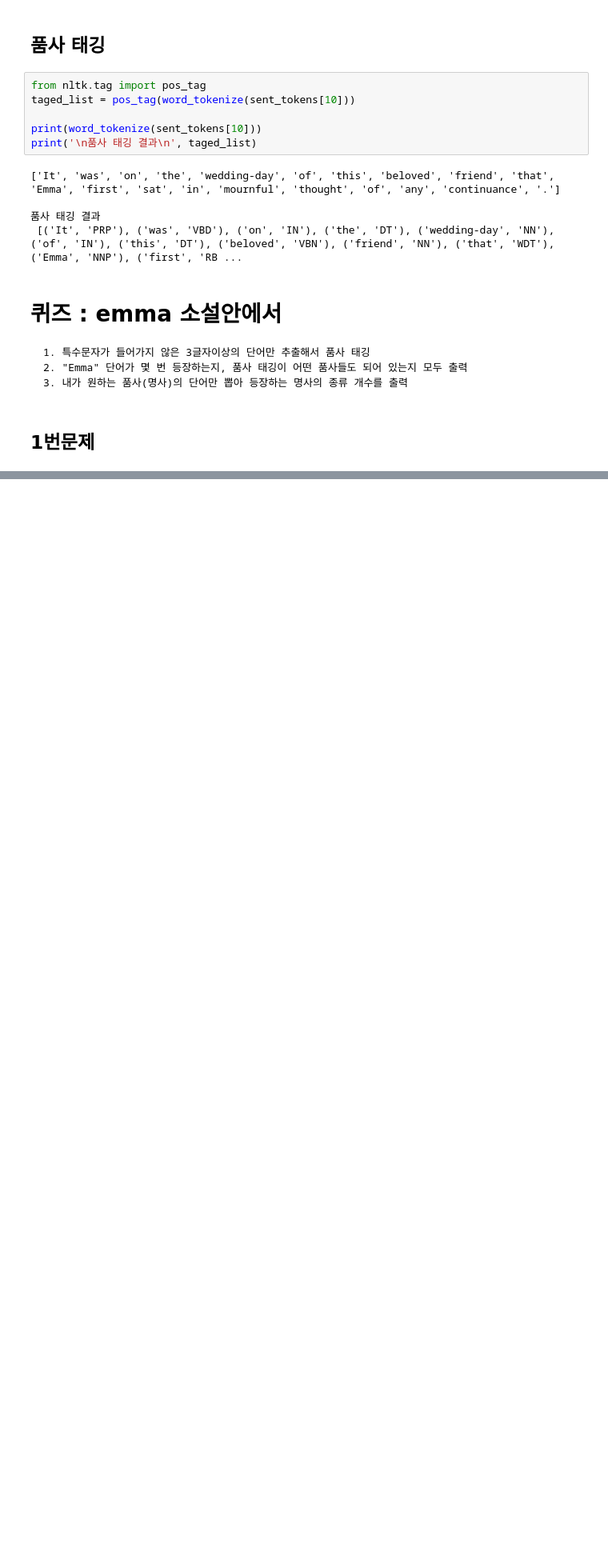
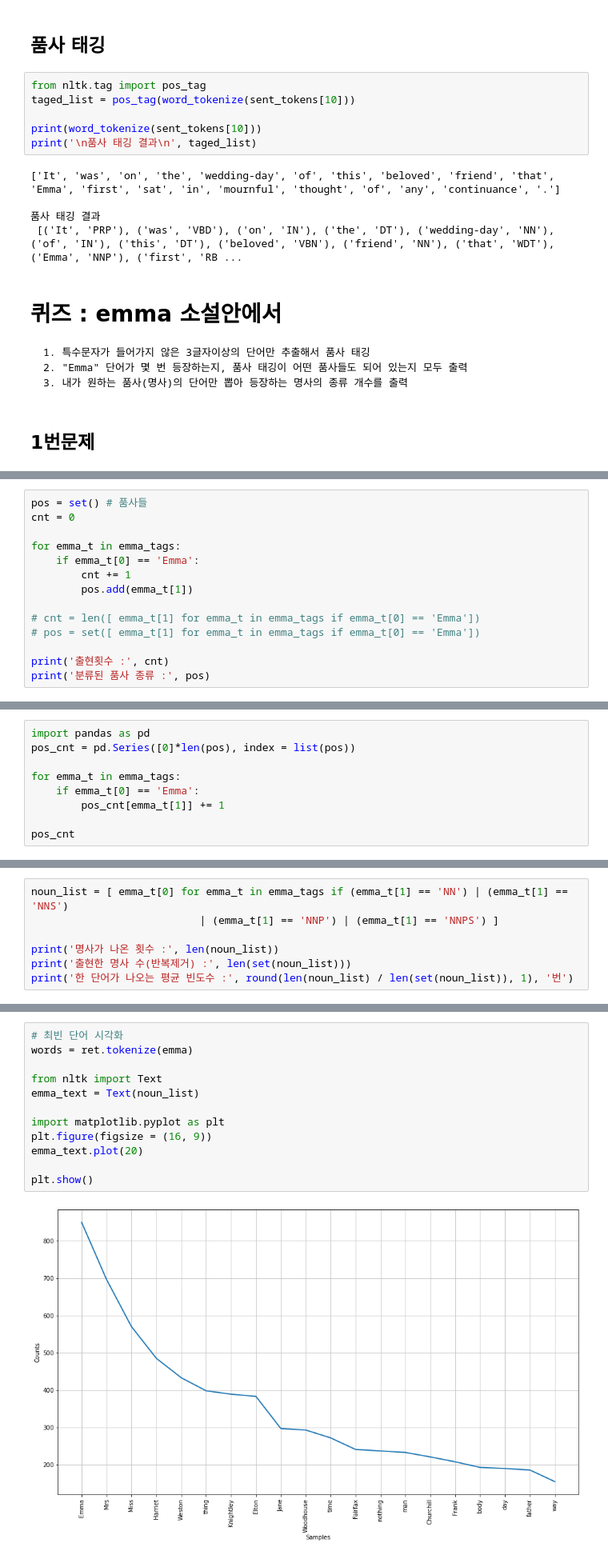
Before and after one commit to Gray116/BigData_Academy_1, a Jupyter notebook: 09_자연어처리/01_NLTK_자연어처리.ipynb, the cells around one changed output, grey strips where cells are left out. Shown at 80% size. Saved outputs shown, nothing was run; the diff lists cells and outputs as text; blank space fills up the shorter version.

```diff
--- a/09_자연어처리/01_NLTK_자연어처리.ipynb
+++ b/09_자연어처리/01_NLTK_자연어처리.ipynb
@@ -150,0 +182,14 @@ print('\n품사 태깅 결과\n', taged_list)
+# %%
+pos = set() # 품사들
+cnt = 0
+
+for emma_t in emma_tags:
+    if emma_t[0] == 'Emma':
+        cnt += 1
+        pos.add(emma_t[1])
+
+# cnt = len([ emma_t[1] for emma_t in emma_tags if emma_t[0] == 'Emma'])
+# pos = set([ emma_t[1] for emma_t in emma_tags if emma_t[0] == 'Emma'])
+
+print('출현횟수 :', cnt)
+print('분류된 품사 종류 :', pos)
@@ -150,0 +199,9 @@ print('\n품사 태깅 결과\n', taged_list)
+# %%
+import pandas as pd
+pos_cnt = pd.Series([0]*len(pos), index = list(pos))
+
+for emma_t in emma_tags:
+    if emma_t[0] == 'Emma':
+        pos_cnt[emma_t[1]] += 1
+
+pos_cnt
@@ -150,0 +222,7 @@ print('\n품사 태깅 결과\n', taged_list)
+# %%
+noun_list = [ emma_t[0] for emma_t in emma_tags if (emma_t[1] == 'NN') | (emma_t[1] == 'NNS')
+                           | (emma_t[1] == 'NNP') | (emma_t[1] == 'NNPS') ]
+
+print('명사가 나온 횟수 :', len(noun_list))
+print('출현한 명사 수(반복제거) :', len(set(noun_list)))
+print('한 단어가 나오는 평균 빈도수 :', round(len(noun_list) / len(set(noun_list)), 1), '번')
@@ -150,0 +233,14 @@ print('\n품사 태깅 결과\n', taged_list)
+# %%
+# 최빈 단어 시각화
+words = ret.tokenize(emma)
+
+from nltk import Text
+emma_text = Text(noun_list)
+
+import matplotlib.pyplot as plt
+plt.figure(figsize = (16, 9))
+emma_text.plot(20)
+
+plt.show()
+# %% [output]
+[figure, added]
```
Also changed, not shown: parts of 14 cells of this notebook, 11 other files.
